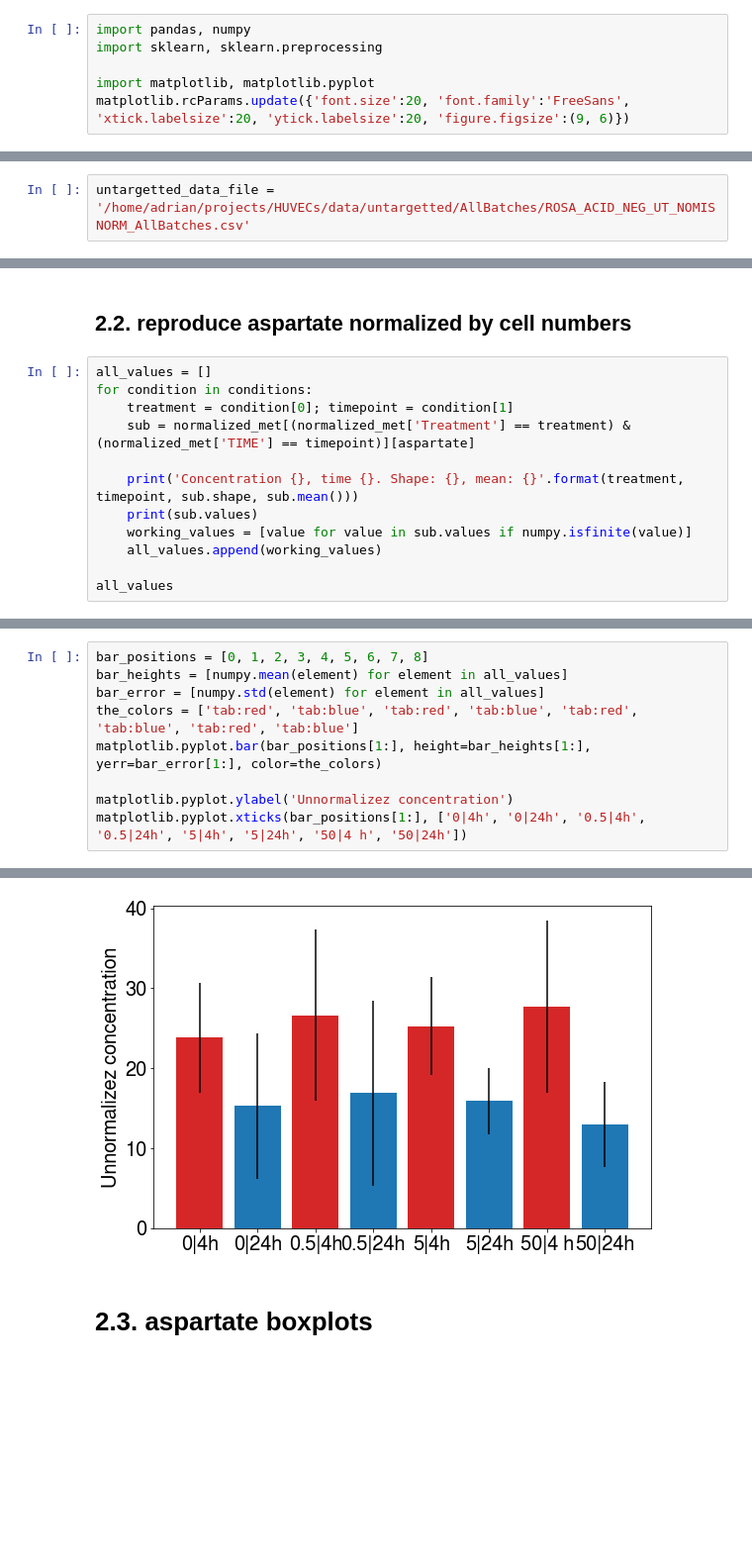
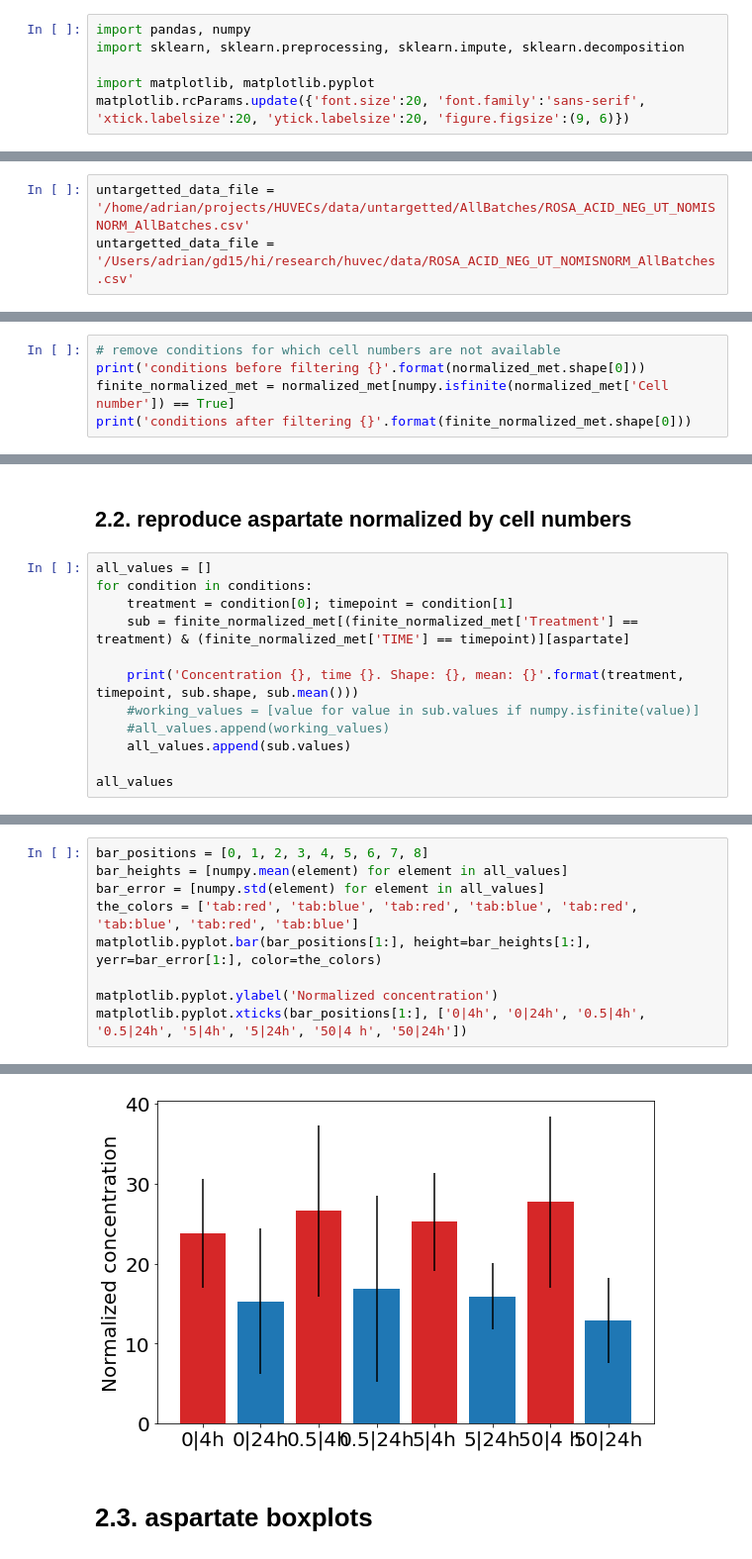
Before and after one commit to adelomana/HUVECs, a Jupyter notebook: untargetted/analysis.ipynb, the cells around one changed output, grey strips where cells are left out. Shown at 99% size. Drawn from its saved outputs; the diff is of its cells as text; blank space fills up the shorter version.

```diff
--- a/untargetted/analysis.ipynb
+++ b/untargetted/analysis.ipynb
@@ -1,13 +1,14 @@
 # %%
 import pandas, numpy
-import sklearn, sklearn.preprocessing
+import sklearn, sklearn.preprocessing, sklearn.impute, sklearn.decomposition
 
 import matplotlib, matplotlib.pyplot
-matplotlib.rcParams.update({'font.size':20, 'font.family':'FreeSans', 'xtick.labelsize':20, 'ytick.labelsize':20, 'figure.figsize':(9, 6)})
+matplotlib.rcParams.update({'font.size':20, 'font.family':'sans-serif', 'xtick.labelsize':20, 'ytick.labelsize':20, 'figure.figsize':(9, 6)})
 # %% [markdown]
 # 0. user defined variables
 # %%
 untargetted_data_file = '/home/adrian/projects/HUVECs/data/untargetted/AllBatches/ROSA_ACID_NEG_UT_NOMISNORM_AllBatches.csv'
+untargetted_data_file = '/Users/adrian/gd15/hi/research/huvec/data/ROSA_ACID_NEG_UT_NOMISNORM_AllBatches.csv'
 # %% [markdown]
 # 1. read data
 # %%
@@ -67,3 +68,8 @@ normalized_met.head()
 | 3 | EC_Rosa_1_653 | 26 | 10 | 1 | 525000.0 | 24 | 9.945521 | 10.881535 | ... |
 | 4 | EC_Rosa_1_654 | 20 | EGM | 1 | 830000.0 | 24 | 6.971244 | 7.239806 | ... |
 5 rows × 1024 columns
+# %%
+# remove conditions for which cell numbers are not available
+print('conditions before filtering {}'.format(normalized_met.shape[0]))
+finite_normalized_met = normalized_met[numpy.isfinite(normalized_met['Cell  number']) == True]
+print('conditions after filtering {}'.format(finite_normalized_met.shape[0]))
@@ -153,12 +162,12 @@ matplotlib.pyplot.xticks(bar_positions[1:], ['0|4h', '0|24h', '0.5|4h', '0.5|24h
 all_values = []
 for condition in conditions:
     treatment = condition[0]; timepoint = condition[1]
-    sub = normalized_met[(normalized_met['Treatment'] == treatment) & (normalized_met['TIME'] == timepoint)][aspartate]
+    sub = finite_normalized_met[(finite_normalized_met['Treatment'] == treatment) & (finite_normalized_met['TIME'] == timepoint)][aspartate]
 
     print('Concentration {}, time {}. Shape: {}, mean: {}'.format(treatment, timepoint, sub.shape, sub.mean()))
-    print(sub.values)
-    working_values = [value for value in sub.values if numpy.isfinite(value)]
-    all_values.append(working_values)
+    #working_values = [value for value in sub.values if numpy.isfinite(value)]
+    #all_values.append(working_values)
+    all_values.append(sub.values)
 
 all_values
 # %% [output]
@@ -199,30 +200,30 @@ Concentration 100, time 24. Shape: (15,), mean: 12.949968233929496
 # %%
 bar_positions = [0, 1, 2, 3, 4, 5, 6, 7, 8]
 bar_heights = [numpy.mean(element) for element in all_values]
 bar_error = [numpy.std(element) for element in all_values]
 the_colors = ['tab:red', 'tab:blue', 'tab:red', 'tab:blue', 'tab:red', 'tab:blue', 'tab:red', 'tab:blue']
 matplotlib.pyplot.bar(bar_positions[1:], height=bar_heights[1:], yerr=bar_error[1:], color=the_colors)
 
-matplotlib.pyplot.ylabel('Unnormalizez concentration')
+matplotlib.pyplot.ylabel('Normalized concentration')
 matplotlib.pyplot.xticks(bar_positions[1:], ['0|4h', '0|24h', '0.5|4h', '0.5|24h', '5|4h', '5|24h', '50|4 h', '50|24h'])
 # %% [output]
 ([<matplotlib.axis.XTick at 0x...>,
   <matplotlib.axis.XTick at 0x...>,
   <matplotlib.axis.XTick at 0x...>,
   <matplotlib.axis.XTick at 0x...>,
   <matplotlib.axis.XTick at 0x...>,
   <matplotlib.axis.XTick at 0x...>,
   <matplotlib.axis.XTick at 0x...>,
   <matplotlib.axis.XTick at 0x...>],
  [Text(1, 0, '0|4h'),
   Text(2, 0, '0|24h'),
   Text(3, 0, '0.5|4h'),
   Text(4, 0, '0.5|24h'),
   Text(5, 0, '5|4h'),
   Text(6, 0, '5|24h'),
   Text(7, 0, '50|4 h'),
   Text(8, 0, '50|24h')])
-[figure, old version]
+[figure, new version]
 # %% [markdown]
 # 2.3. aspartate boxplots
 # %%
```
Also changed, not shown: parts of 15 cells of this notebook.
